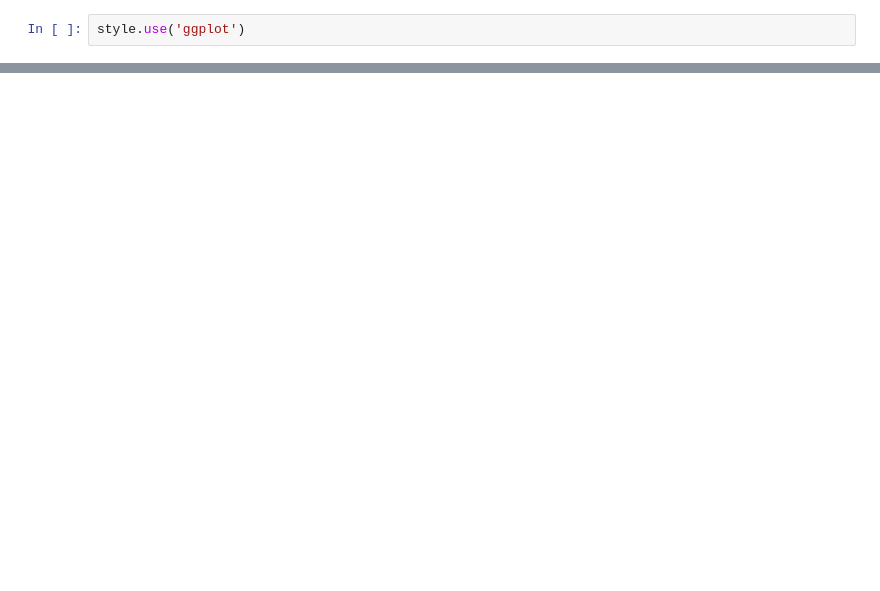
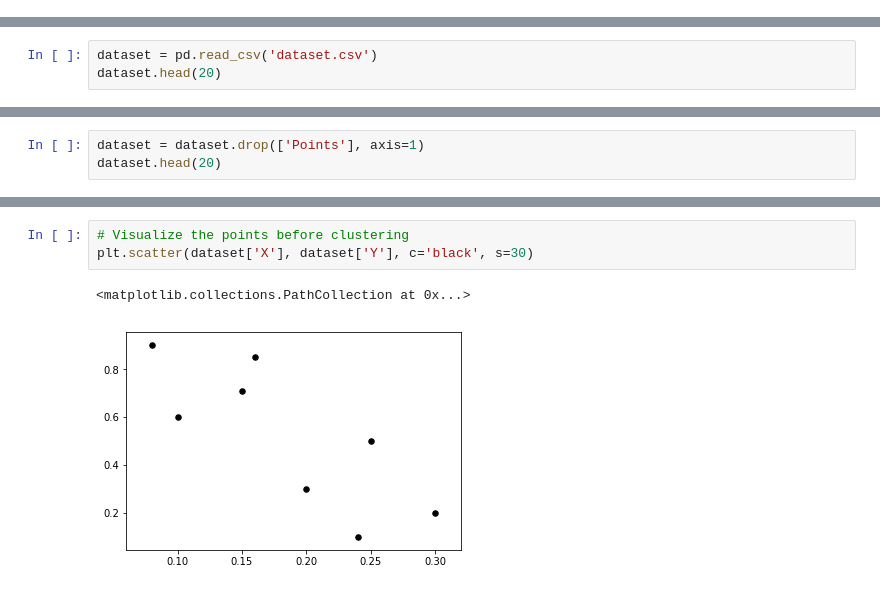
Before and after one commit to aadiiitiii/LP-3, a Jupyter notebook: ML/4/k_means.ipynb, the cells around one changed output, grey strips where cells are left out. Cells and saved outputs as stored; diff of their text form; blank space fills up the shorter version.

```diff
--- a/ML/4/k_means.ipynb
+++ b/ML/4/k_means.ipynb
@@ -6,2 +6,0 @@ import pandas as pd
-# %%
-style.use('ggplot')
@@ -81,0 +182,3 @@ if __name__ == "__main__":
+# %%
+dataset = pd.read_csv('dataset.csv')
+dataset.head(20)
@@ -81,0 +195,3 @@ if __name__ == "__main__":
+# %%
+dataset = dataset.drop(['Points'], axis=1)
+dataset.head(20)
@@ -81,0 +208,6 @@ if __name__ == "__main__":
+# %%
+# Visualize the points before clustering
+plt.scatter(dataset['X'], dataset['Y'], c='black', s=30)
+# %% [output]
+<matplotlib.collections.PathCollection at 0x...>
+[figure, added]
```
Also changed, not shown: parts of 11 cells of this notebook, 12 other files.
